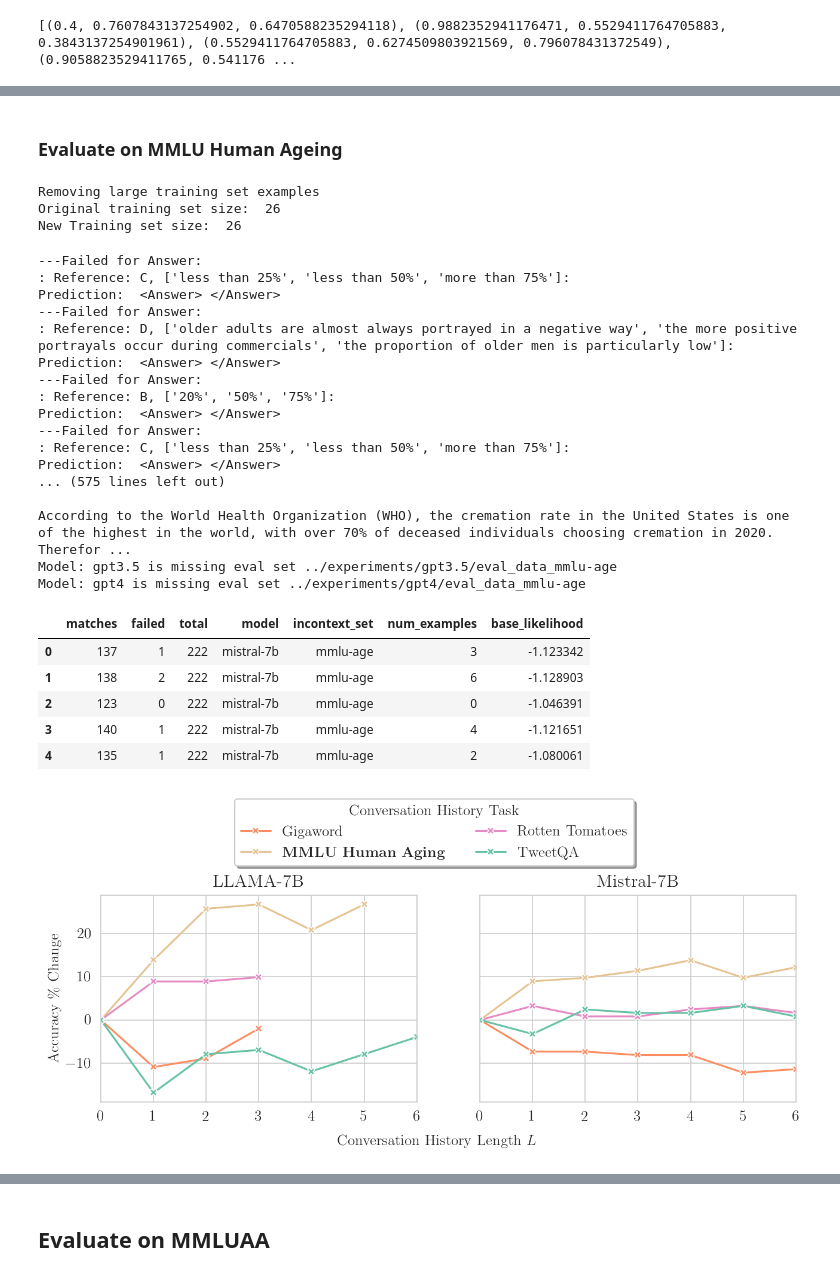
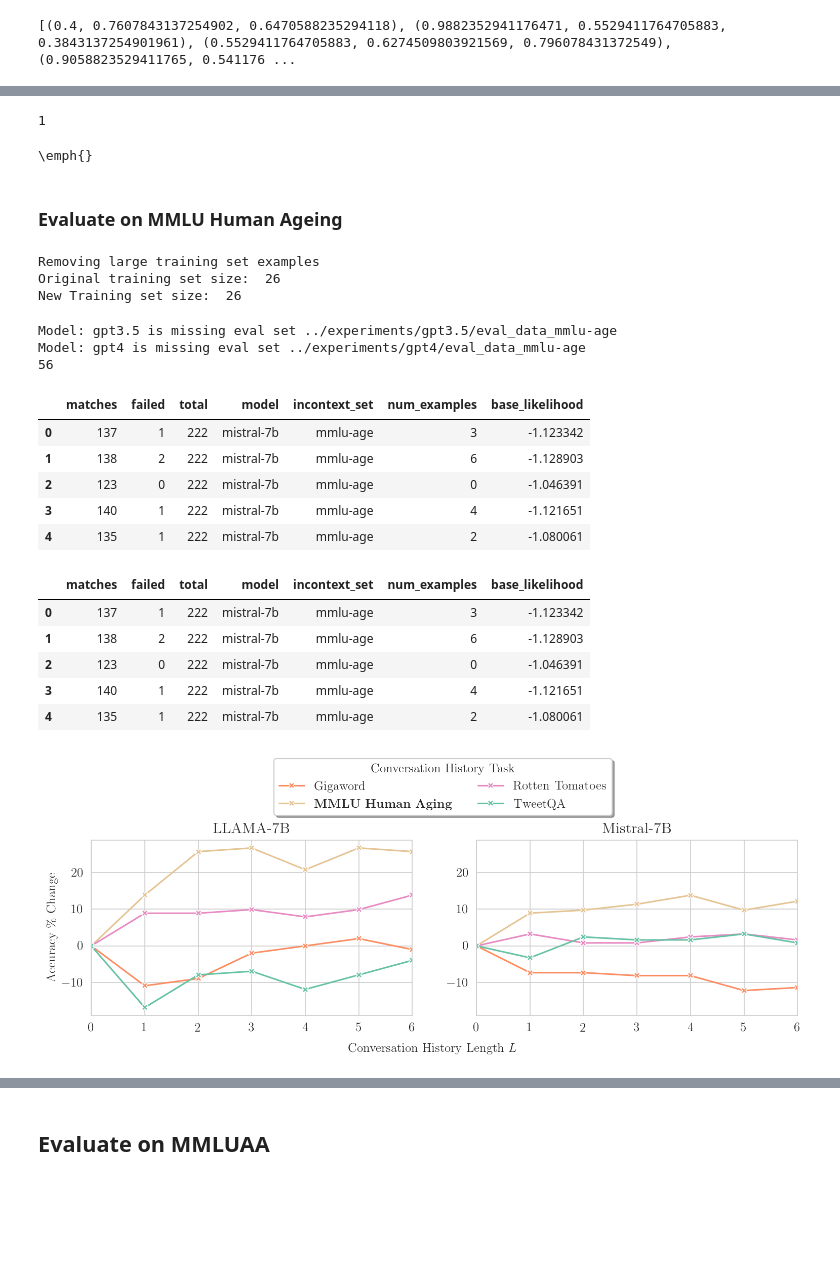
Before and after one commit to ivaxi0s/llm-task-switch, a Jupyter notebook: results/plot_metrics.ipynb, the cells around one changed output, grey strips where cells are left out. Drawn from its saved outputs; the diff is of its cells as text; code cells hidden in the pictures; blank space fills up the shorter version.

Commit message:
feat: figures for results

```diff
--- a/results/plot_metrics.ipynb
+++ b/results/plot_metrics.ipynb
@@ -405,53 +352,57 @@ def results_latex_table(df: pd.DataFrame, columns: list[str], task: str, num_exa
+# %%
+print(f"{1.0:.0f}")
+# %% [output]
+1
+# %%
+print(rf"\emph{{}}")
+# %% [output]
+\emph{}
 # %% [markdown]
 ### Evaluate on MMLU Human Ageing
 # %%
 mmlu_age = MMLUHumanAgingDataLoader()
 mmlu_age_ref_data = mmlu_age.load_test_reference()
-mmlu_age_results = get_results_for_evalset("mmlu-age", mmlu_age_ref_data, use_cached=False)
+mmlu_age_results = get_results_for_evalset("mmlu-age", mmlu_age_ref_data, use_cached=True)
 mmlu_age_df = pd.DataFrame(mmlu_age_results)
+print(len(mmlu_age_df))
 mmlu_age_df.head()
 # %% [output]
 Removing large training set examples
 Original training set size:  26
 New Training set size:  26
----Failed for Answer:
-: Reference: C, ['less than 25%', 'less than 50%', 'more than 75%']:
-Prediction:  <Answer> </Answer>
----Failed for Answer:
-: Reference: D, ['older adults are almost always portrayed in a negative way', 'the more positive portrayals occur during commercials', 'the proportion of older men is particularly low']:
-Prediction:  <Answer> </Answer>
----Failed for Answer:
-: Reference: B, ['20%', '50%', '75%']:
-Prediction:  <Answer> </Answer>
----Failed for Answer:
-: Reference: C, ['less than 25%', 'less than 50%', 'more than 75%']:
-Prediction:  <Answer> </Answer>
-... (575 lines left out)
-
-According to the World Health Organization (WHO), the cremation rate in the United States is one of the highest in the world, with over 70% of deceased individuals choosing cremation in 2020. Therefor ...
 Model: gpt3.5 is missing eval set ../experiments/gpt3.5/eval_data_mmlu-age
 Model: gpt4 is missing eval set ../experiments/gpt4/eval_data_mmlu-age
+56
 |  | matches | failed | total | model | incontext_set | num_examples | base_likelihood |
 | 0 | 137 | 1 | 222 | mistral-7b | mmlu-age | 3 | -1.123342 |
 | 1 | 138 | 2 | 222 | mistral-7b | mmlu-age | 6 | -1.128903 |
 | 2 | 123 | 0 | 222 | mistral-7b | mmlu-age | 0 | -1.046391 |
 | 3 | 140 | 1 | 222 | mistral-7b | mmlu-age | 4 | -1.121651 |
 | 4 | 135 | 1 | 222 | mistral-7b | mmlu-age | 2 | -1.080061 |
+# %%
+mmlu_age_df.head()
+# %% [output]
+|  | matches | failed | total | model | incontext_set | num_examples | base_likelihood |
+| 0 | 137 | 1 | 222 | mistral-7b | mmlu-age | 3 | -1.123342 |
+| 1 | 138 | 2 | 222 | mistral-7b | mmlu-age | 6 | -1.128903 |
+| 2 | 123 | 0 | 222 | mistral-7b | mmlu-age | 0 | -1.046391 |
+| 3 | 140 | 1 | 222 | mistral-7b | mmlu-age | 4 | -1.121651 |
+| 4 | 135 | 1 | 222 | mistral-7b | mmlu-age | 2 | -1.080061 |
 # %%
 mmlu_age_df["acc"] = mmlu_age_df["matches"] / mmlu_age_df["total"]
 mmlu_age_df = df_metric_pct_change(mmlu_age_df, "acc")
 df = mmlu_age_df.rename(columns={"acc_pct_change": r"Accuracy \% Change"})
 plot_df_metrics_per_model(
   df,
   [r"Accuracy \% Change"],
-  # save_path=Path("mmluaa_accuracy.pdf"),
+  save_path=Path("mmlu-age/accuracy.pdf"),
   # title="MMLU Abstract Algebra Results",
   eval_set="mmlu-age",
   legend_axs=(-1, 1),
-  legend_anchor=(-0.8, 1.5),
+  legend_anchor=(-0.65, 1.5),
 )
 # %% [output]
-[figure, old version]
+[figure, new version]
 # %%
 df = mmlu_age_df
 df["perc_fail"] = df["failed"] / df["total"] * 100
```
Also changed, not shown: parts of 58 cells of this notebook, 28 other files.
